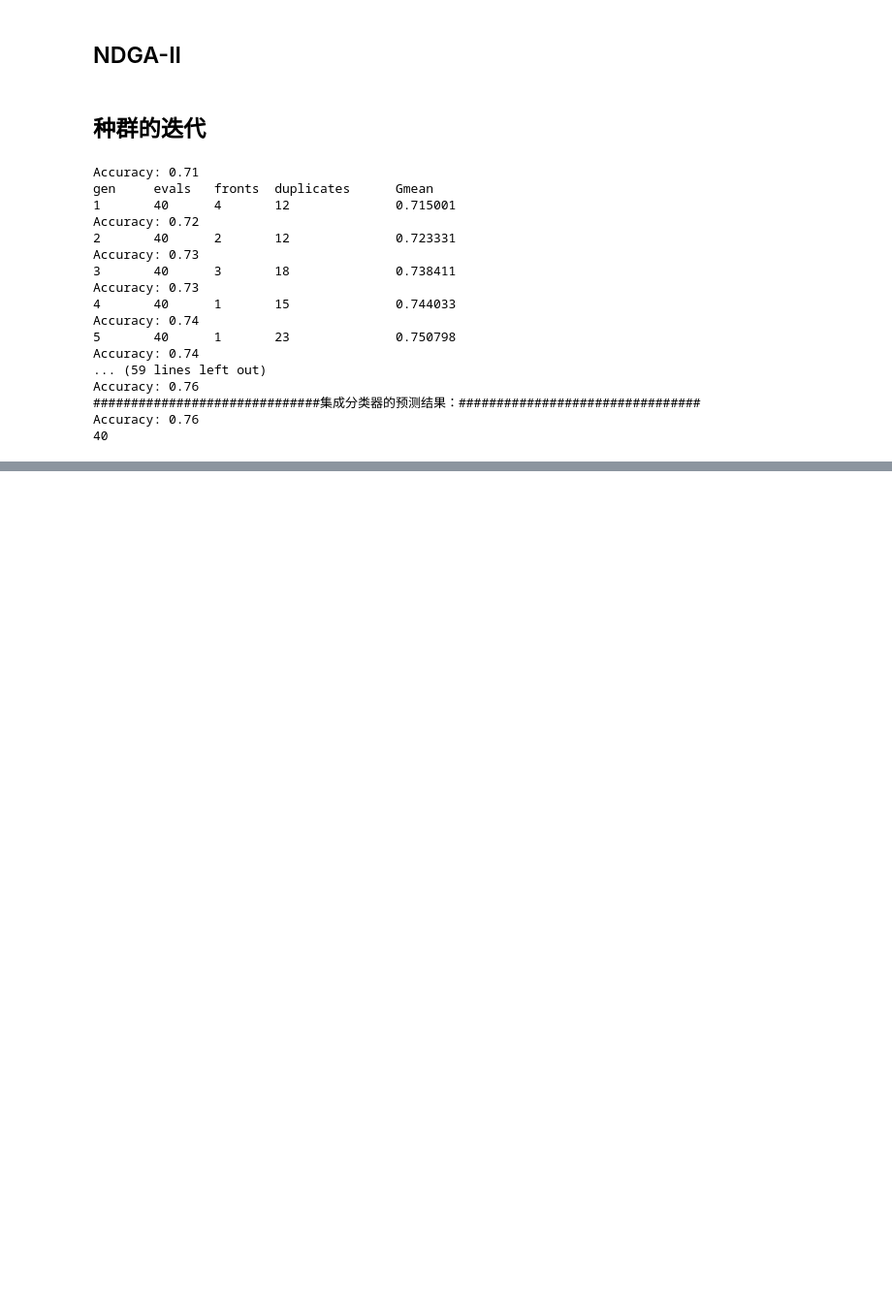
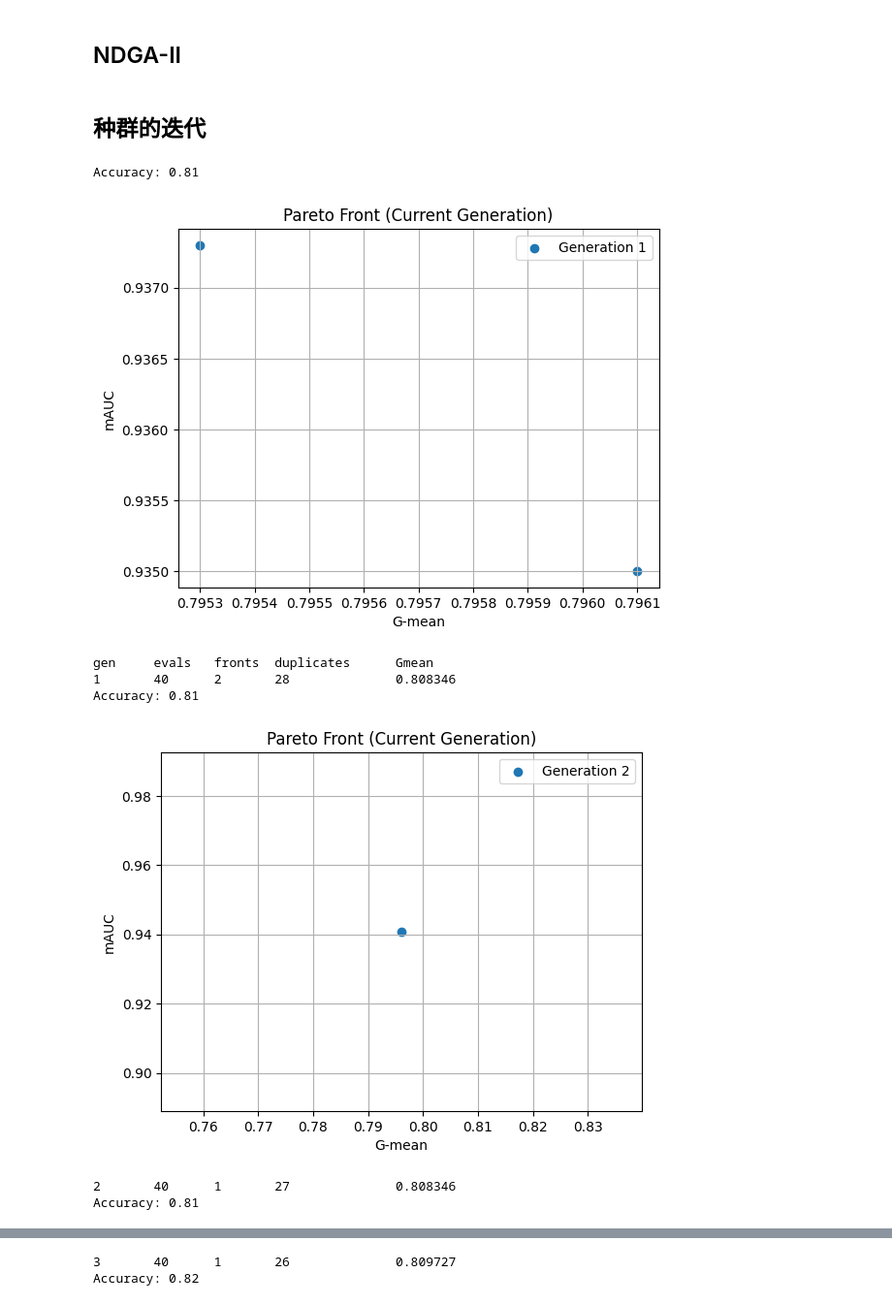
Before and after one commit to zhaishichao/InstanceSelection, a Jupyter notebook: instance_selection/e-mosaic/e-mosaic_ensemble_for_pop.ipynb, the cells around one changed output, grey strips where cells are left out. Shown at 97% size. Drawn from its saved outputs; the diff is of its cells as text; code cells hidden in the pictures; blank space fills up the shorter version.

```diff
--- a/instance_selection/e-mosaic/e-mosaic_ensemble_for_pop.ipynb
+++ b/instance_selection/e-mosaic/e-mosaic_ensemble_for_pop.ipynb
@@ -63,7 +63,7 @@ print("测试集每种类别的数量：", counts_test)
 
 print("#########################平衡数据集#########################")
 # 确定每个类别的数量
-num_instances = int(counts_train.min() * 0.9)  # 向下取整
+num_instances = int(counts_train.min() * 1.0)  # 向下取整
 print("最小数量:", num_instances)
 
 # 在每个类别中随机的选择该数量的实例的索引
@@ -266,9 +266,28 @@ creator.create("Individual", array.array, typecode='i', fitness=creator.FitnessM
 toolbox = base.Toolbox()
 
 NDIM = num_instances
+# 设置参数
+lambda_ = 1.2  # 指数分布的参数λ（lambda）在下面的函数中，该值越大越偏向于1
+threshold = 1.0  # 阈值（阈值决定了生成0或1）
+
+
+def exponential_distribution(lambda_, threshold):
+    '''
+    :param lambda_: 指数分布的参数λ（lambda）
+    :param threshold: 阈值（阈值决定了生成0或1）
+    :return:
+    '''
+    # 生成一个指数分布的随机数
+    value = random.expovariate(lambda_)
+    # 根据值与阈值的比较，生成 0 或 1
+    if value < threshold:
+        return 1
+    else:
+        return 0
+
 
 # 二进制编码
-toolbox.register("attr_binary", random.randint, 0, 1)  # 0-1编码
+toolbox.register("attr_binary", exponential_distribution, lambda_, threshold)  # 0-1编码
 toolbox.register("individual", tools.initRepeat, creator.Individual, toolbox.attr_binary, n=num_instances)
 toolbox.register("population", tools.initRepeat, list, toolbox.individual)
 
@@ -290,7 +309,7 @@ toolbox.register("find_duplicates", find_duplicates)
 toolbox.register("remove_duplicates", remove_duplicates)
 
 # 创建一个MLP模型
-init_mlp = MLPClassifier(hidden_layer_sizes=(15,), max_iter=500, random_state=42)
+init_mlp = MLPClassifier(hidden_layer_sizes=(20,), max_iter=500, random_state=42, learning_rate_init=0.1)
 
 
 # 绘制Pareto Front曲线
@@ -299,11 +318,11 @@ def plot_front(fronts, gen, title):
     fitnesses = [ind.fitness.values for ind in fronts]
     plt.scatter(*zip(*fitnesses), marker='o', label=f"Generation {gen}")
     plt.title(title)
-    plt.xlabel("mAUC")
-    plt.ylabel("G-mean")
+    plt.xlabel("G-mean")
+    plt.ylabel("mAUC")
     plt.legend()
     plt.grid()
-    # plt.show()
+    plt.show()
     plt.close()
 # %% [markdown]
 ## 种群的迭代
@@ -334,7 +353,7 @@ def main(seed=None):
     duplicates = []
     # 对于每个个体都训练得到一个mlp模型
     for i in range(len(pop)):
-        mlp = MLPClassifier(hidden_layer_sizes=(15,), max_iter=500, random_state=42)
+        mlp = MLPClassifier(hidden_layer_sizes=(20,), max_iter=500, random_state=42, learning_rate_init=0.1)
         x_sub, y_sub = get_subset(pop[i])
         mlp.fit(x_sub, y_sub)
         ensembles.append(mlp)
@@ -379,7 +398,7 @@ def main(seed=None):
         #pop_x_sub.clear()
         #pop_y_sub.clear()
         for i in range(len(offspring)):
-            mlp = MLPClassifier(hidden_layer_sizes=(15,), max_iter=500, random_state=42)
+            mlp = MLPClassifier(hidden_layer_sizes=(20,), max_iter=500, random_state=42, learning_rate_init=0.1)
             x_sub, y_sub = get_subset(offspring[i])
             mlp.fit(x_sub, y_sub)
             ensembles.append(mlp)
@@ -407,7 +426,7 @@ def main(seed=None):
             #pop_x_sub.clear()
             #pop_y_sub.clear()
             for i in range(len(offspring)):
-                mlp = MLPClassifier(hidden_layer_sizes=(15,), max_iter=500, random_state=42)
+                mlp = MLPClassifier(hidden_layer_sizes=(20,), max_iter=500, random_state=42, learning_rate_init=0.1)
                 x_sub, y_sub = get_subset(offspring[i])
                 mlp.fit(x_sub, y_sub)
                 ensembles.append(mlp)
@@ -422,48 +441,39 @@ def main(seed=None):
         pop = new_pop + offspring
         ###############################################得到pareto_fronts############################################
         pop, pareto_fronts = toolbox.select(pop, POPSIZE)
         # print("下一代种群的规模：", len(pop))
         plot_front(pareto_fronts[0], gen, title="Pareto Front (Current Generation)")
         record = stats.compile(pop)
         logbook.record(gen=gen, evals=len(pop), fronts=len(pareto_fronts[0]), duplicates=num_duplicates,
                        Gmean=g_means_record[-1], **record)
         print(logbook.stream)
         # 保存第一个等级里的mlp模型进行集成
         for ind in pop:
             current_ensembles.append(ind.mlp)
         g_mean = vote_ensembles(current_ensembles)
         if g_mean > g_means_record[-1]:  # 当前的gmean与列表最后一个gmean做对比
             save_ensembles = current_ensembles
             g_means_record.append(g_mean)
             stop_sign = 0
         else:
             stop_sign += 1
-        if stop_sign == 10:
+        if stop_sign == 20:
             break
     return pop, logbook, save_ensembles
 
 
 if __name__ == "__main__":
     pop, stats, ensembles = main()
 
     print("##############################集成分类器的预测结果：################################")
     vote_ensembles(ensembles)
     print(len(ensembles))
 # %% [output]
-Accuracy: 0.71
-gen     evals   fronts  duplicates      Gmean
-1       40      4       12              0.715001
-Accuracy: 0.72
-2       40      2       12              0.723331
-Accuracy: 0.73
-3       40      3       18              0.738411
-Accuracy: 0.73
-4       40      1       15              0.744033
-Accuracy: 0.74
-5       40      1       23              0.750798
-Accuracy: 0.74
-... (59 lines left out)
-Accuracy: 0.76
-##############################集成分类器的预测结果：################################
-Accuracy: 0.76
-40
+Accuracy: 0.81
+[figure, added]
+gen     evals   fronts  duplicates      Gmean
+1       40      2       28              0.808346
+Accuracy: 0.81
+[figure, added]
+2       40      1       27              0.808346
+Accuracy: 0.81
@@ -469,0 +481,2 @@ Accuracy: 0.76
+3       40      1       26              0.809727
+Accuracy: 0.82
```
Also changed, not shown: parts of 3 cells of this notebook, 1 other file.
